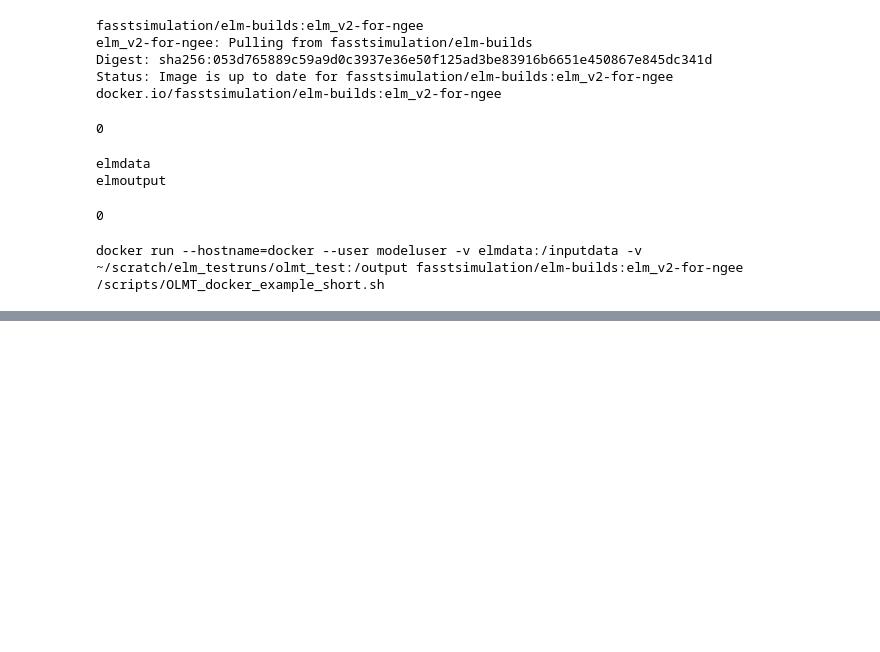
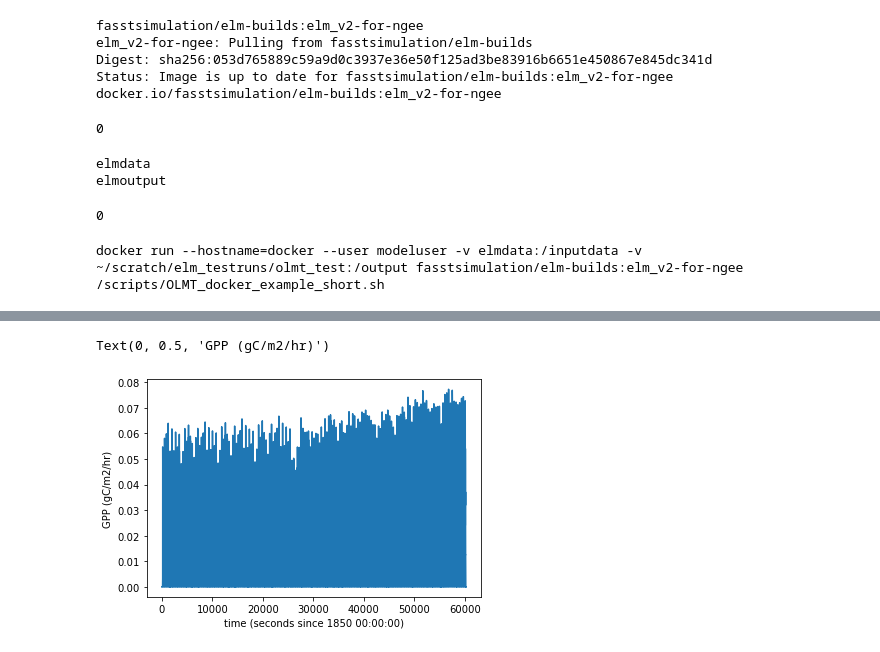
Before and after one commit to FASSt-simulation/fasst_simulation_tools, a Jupyter notebook: notebooks/ngeearctic/run_ELM_KG64_basic.ipynb, the cells around one changed output, grey strips where cells are left out. Drawn from its saved outputs; the diff is of its cells as text; code cells hidden in the pictures; blank space fills up the shorter version.

```diff
--- a/notebooks/ngeearctic/run_ELM_KG64_basic.ipynb
+++ b/notebooks/ngeearctic/run_ELM_KG64_basic.ipynb
@@ -89,0 +248,7 @@ print(ncfiles)
+# %%
+plt.plot(gpp2, label='GPP')
+plt.xlabel(''.join(['time (seconds since 1850 00:00:00)']))
+plt.ylabel('GPP (gC/m2/hr)')
+# %% [output]
+Text(0, 0.5, 'GPP (gC/m2/hr)')
+[figure, added]
```
Also changed, not shown: parts of 9 cells of this notebook, 1 other file.
